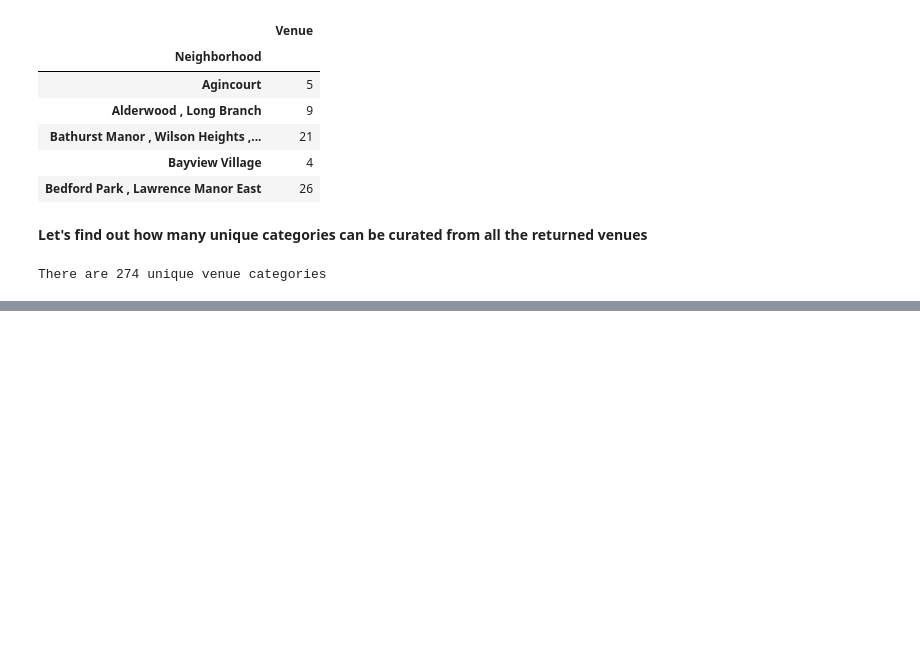
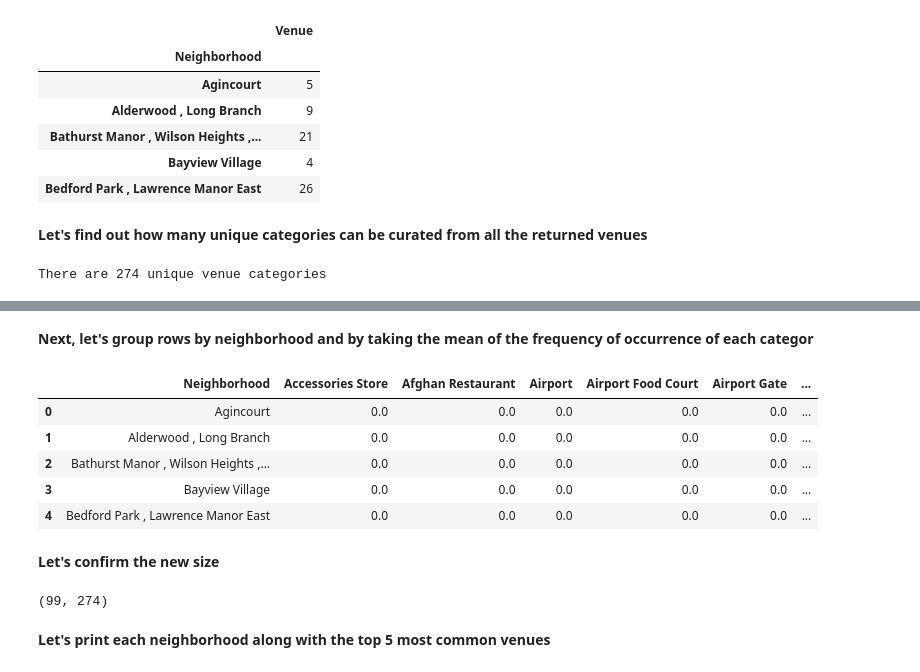
Before and after one commit to aitezazakhtar/Segmenting-and-Clustering-Neighborhoods-in-Toronto, a Jupyter notebook: segmenting and clustering.ipynb, the cells around one changed output, grey strips where cells are left out. Saved outputs shown, nothing was run; the diff lists cells and outputs as text; code cells hidden in the pictures; blank space fills up the shorter version.

```diff
--- a/segmenting and clustering.ipynb
+++ b/segmenting and clustering.ipynb
@@ -333,0 +361,20 @@ There are 274 unique venue categories
+# %% [markdown]
+**Next, let's group rows by neighborhood and by taking the mean of the frequency of occurrence of each categor**
+# %%
+toronto_grouped = toronto_onehot.groupby('Neighborhood').mean().reset_index()
+toronto_grouped.head()
+# %% [output]
+|  | Neighborhood | Accessories Store | Afghan Restaurant | Airport | Airport Food Court | Airport Gate | ... |
+| 0 | Agincourt | 0.0 | 0.0 | 0.0 | 0.0 | 0.0 | ... |
+| 1 | Alderwood , Long Branch | 0.0 | 0.0 | 0.0 | 0.0 | 0.0 | ... |
+| 2 | Bathurst Manor , Wilson Heights ,... | 0.0 | 0.0 | 0.0 | 0.0 | 0.0 | ... |
+| 3 | Bayview Village | 0.0 | 0.0 | 0.0 | 0.0 | 0.0 | ... |
+| 4 | Bedford Park , Lawrence Manor East | 0.0 | 0.0 | 0.0 | 0.0 | 0.0 | ... |
+# %% [markdown]
+**Let's confirm the new size**
+# %%
+toronto_grouped.shape
+# %% [output]
+(99, 274)
+# %% [markdown]
+**Let's print each neighborhood along with the top 5 most common venues**
```
Also changed, not shown: parts of 12 cells of this notebook.
